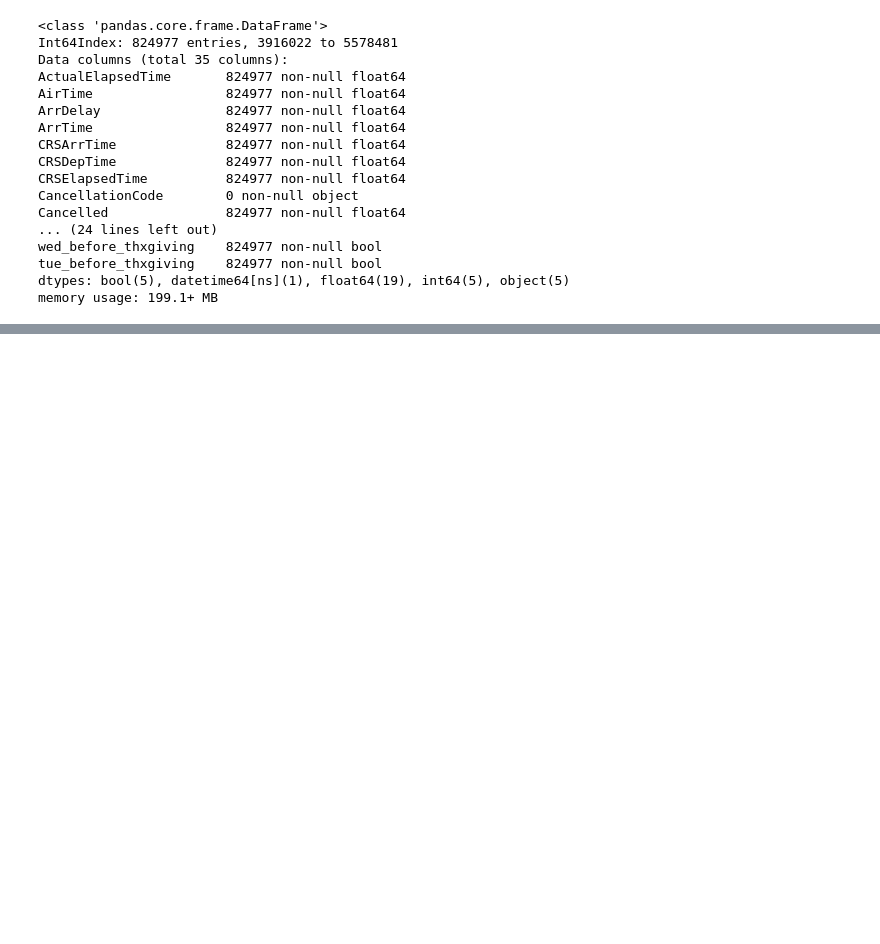
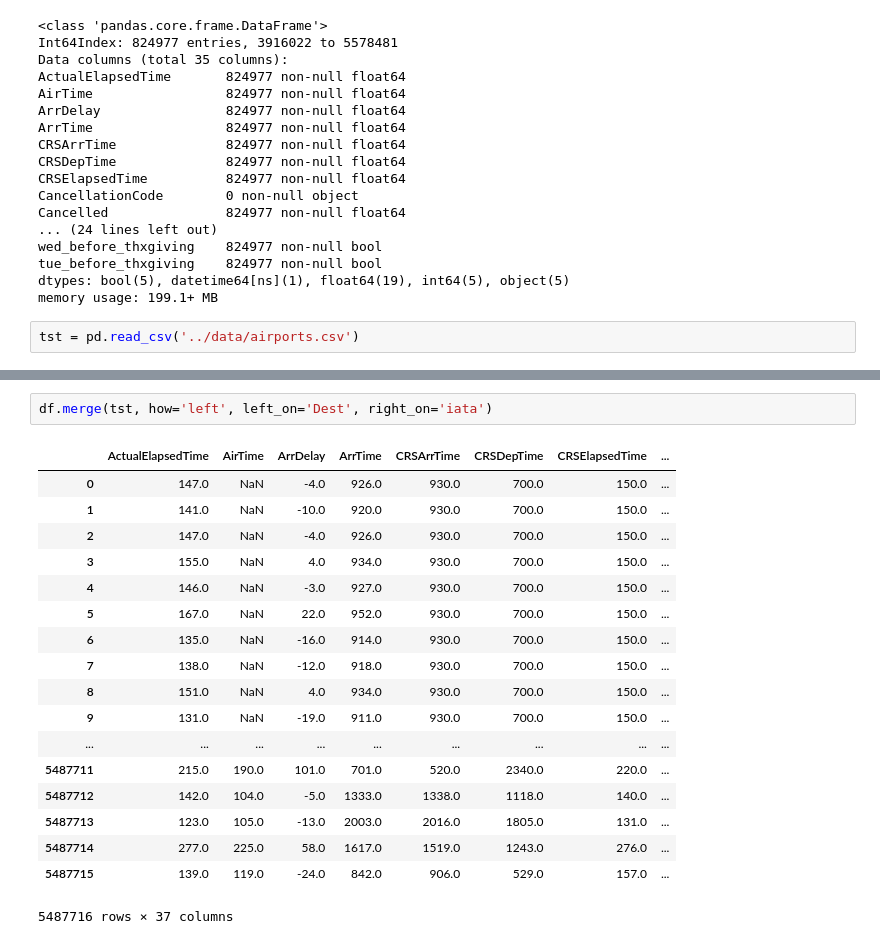
Before and after one commit to corbfost/flightdelaypredictor, a Jupyter notebook: eda/holidays_eda.ipynb, the cells around one changed output, grey strips where cells are left out. Drawn from its saved outputs; the diff is of its cells as text; blank space fills up the shorter version.

```diff
--- a/eda/holidays_eda.ipynb
+++ b/eda/holidays_eda.ipynb
@@ -209,3 +242,5 @@ wed_before_thxgiving    824977 non-null bool
 tue_before_thxgiving    824977 non-null bool
 dtypes: bool(5), datetime64[ns](1), float64(19), int64(5), object(5)
 memory usage: 199.1+ MB
+# %%
+tst = pd.read_csv('../data/airports.csv')
@@ -211,0 +256,21 @@ memory usage: 199.1+ MB
+# %%
+df.merge(tst, how='left', left_on='Dest', right_on='iata')
+# %% [output]
+|  | ActualElapsedTime | AirTime | ArrDelay | ArrTime | CRSArrTime | CRSDepTime | CRSElapsedTime | ... |
+| 0 | 147.0 | NaN | -4.0 | 926.0 | 930.0 | 700.0 | 150.0 | ... |
+| 1 | 141.0 | NaN | -10.0 | 920.0 | 930.0 | 700.0 | 150.0 | ... |
+| 2 | 147.0 | NaN | -4.0 | 926.0 | 930.0 | 700.0 | 150.0 | ... |
+| 3 | 155.0 | NaN | 4.0 | 934.0 | 930.0 | 700.0 | 150.0 | ... |
+| 4 | 146.0 | NaN | -3.0 | 927.0 | 930.0 | 700.0 | 150.0 | ... |
+| 5 | 167.0 | NaN | 22.0 | 952.0 | 930.0 | 700.0 | 150.0 | ... |
+| 6 | 135.0 | NaN | -16.0 | 914.0 | 930.0 | 700.0 | 150.0 | ... |
+| 7 | 138.0 | NaN | -12.0 | 918.0 | 930.0 | 700.0 | 150.0 | ... |
+| 8 | 151.0 | NaN | 4.0 | 934.0 | 930.0 | 700.0 | 150.0 | ... |
+| 9 | 131.0 | NaN | -19.0 | 911.0 | 930.0 | 700.0 | 150.0 | ... |
+| ... | ... | ... | ... | ... | ... | ... | ... | ... |
+| 5487711 | 215.0 | 190.0 | 101.0 | 701.0 | 520.0 | 2340.0 | 220.0 | ... |
+| 5487712 | 142.0 | 104.0 | -5.0 | 1333.0 | 1338.0 | 1118.0 | 140.0 | ... |
+| 5487713 | 123.0 | 105.0 | -13.0 | 2003.0 | 2016.0 | 1805.0 | 131.0 | ... |
+| 5487714 | 277.0 | 225.0 | 58.0 | 1617.0 | 1519.0 | 1243.0 | 276.0 | ... |
+| 5487715 | 139.0 | 119.0 | -24.0 | 842.0 | 906.0 | 529.0 | 157.0 | ... |
+5487716 rows × 37 columns
```
Also changed, not shown: parts of 10 cells of this notebook, 5 other files.
